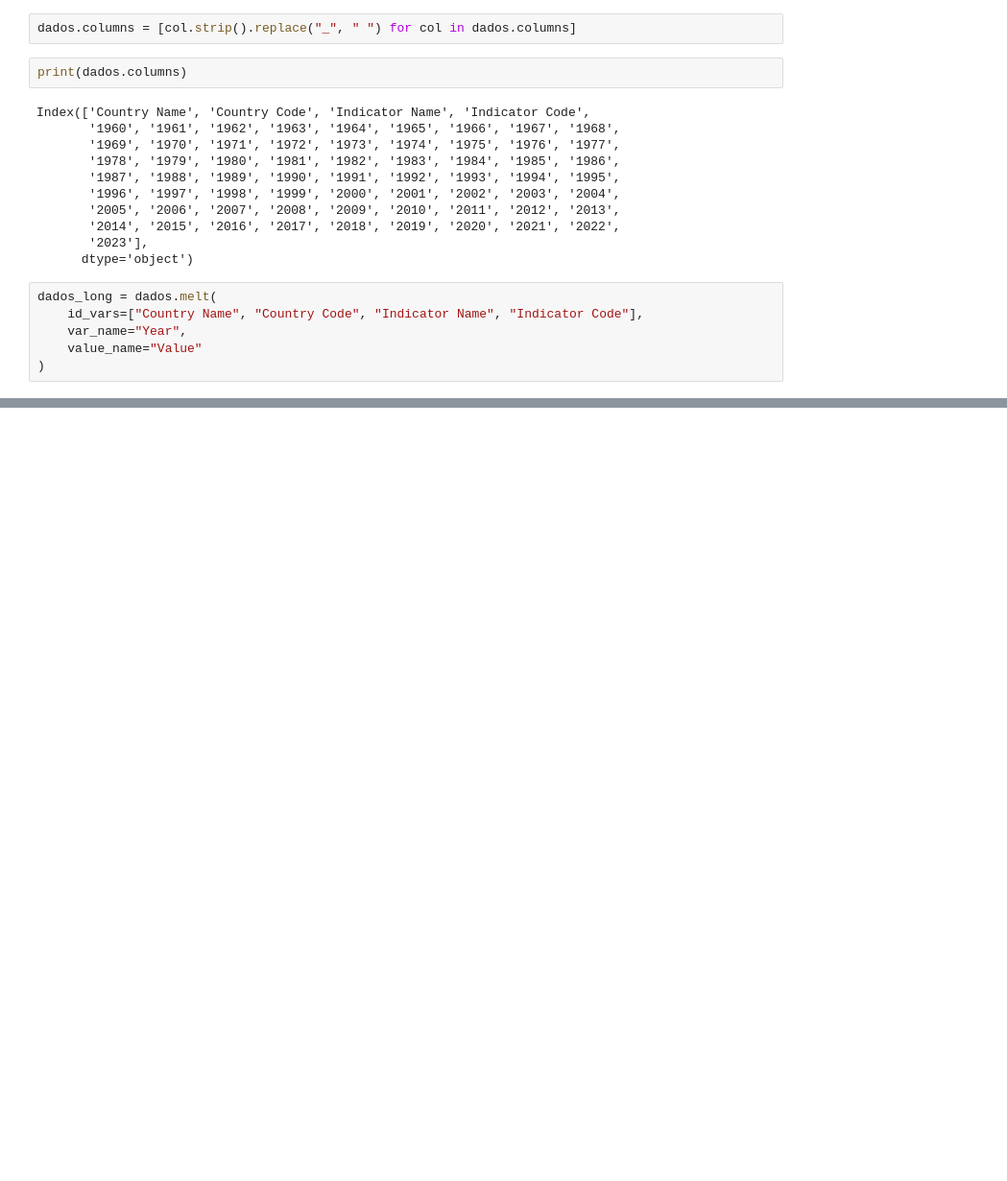
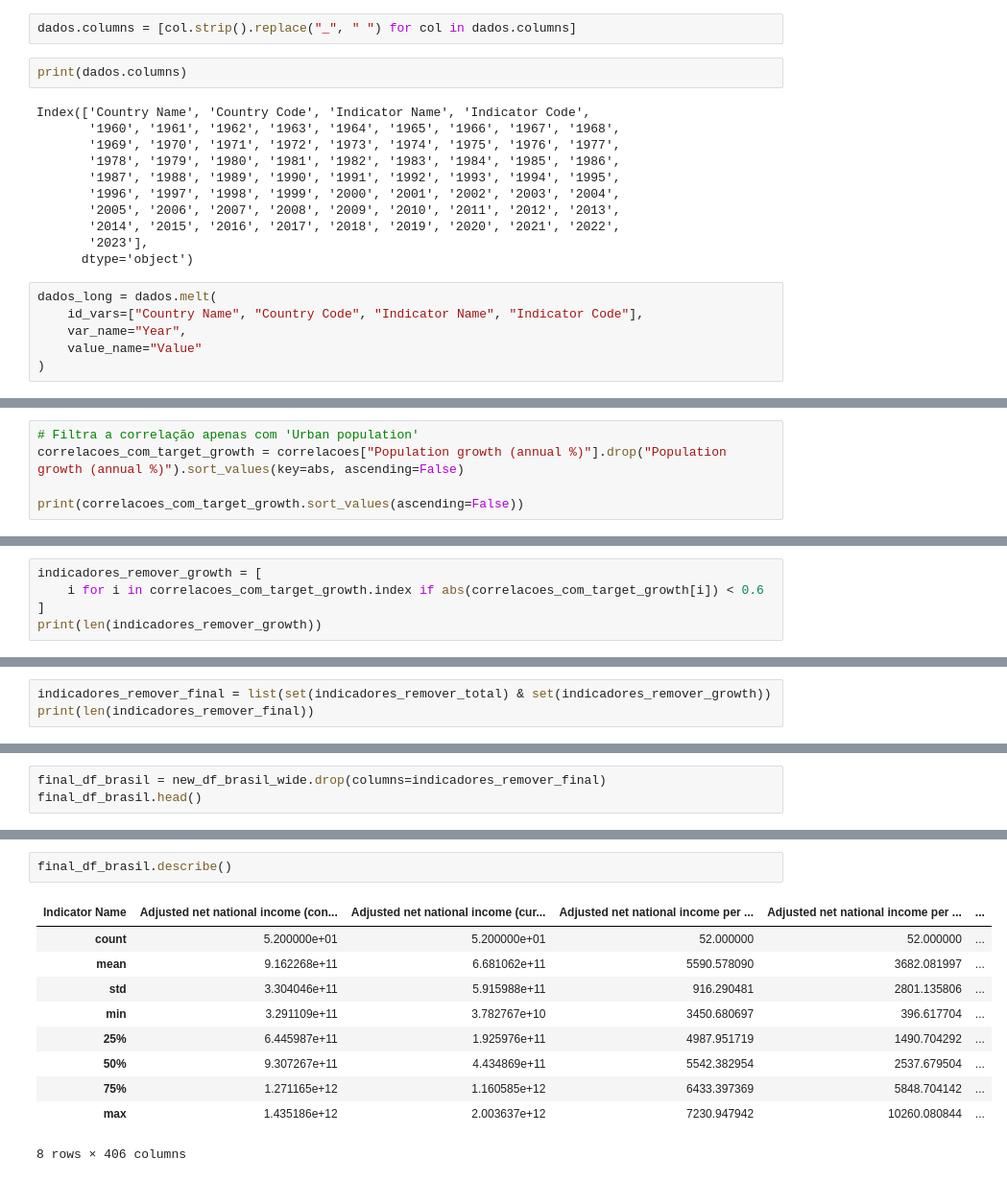
Before and after one commit to PrimeRibs2501/SME0852-SME0829, a Jupyter notebook: trab3.ipynb, the cells around one changed output, grey strips where cells are left out. Shown: that part at 96% size. Cells and saved outputs as stored; diff of their text form; blank space fills up the shorter version.

```diff
--- a/trab3.ipynb
+++ b/trab3.ipynb
@@ -713,0 +305,5 @@ plt.show()
+# %%
+# Filtra a correlação apenas com 'Urban population'
+correlacoes_com_target_growth = correlacoes["Population growth (annual %)"].drop("Population growth (annual %)").sort_values(key=abs, ascending=False)
+
+print(correlacoes_com_target_growth.sort_values(ascending=False))
@@ -713,0 +324,5 @@ plt.show()
+# %%
+indicadores_remover_growth = [
+    i for i in correlacoes_com_target_growth.index if abs(correlacoes_com_target_growth[i]) < 0.6
+]
+print(len(indicadores_remover_growth))
@@ -713,0 +331,3 @@ plt.show()
+# %%
+indicadores_remover_final = list(set(indicadores_remover_total) & set(indicadores_remover_growth))
+print(len(indicadores_remover_final))
@@ -713,0 +336,3 @@ plt.show()
+# %%
+final_df_brasil = new_df_brasil_wide.drop(columns=indicadores_remover_final)
+final_df_brasil.head()
@@ -713,0 +348,13 @@ plt.show()
+# %%
+final_df_brasil.describe()
+# %% [output]
+| Indicator Name | Adjusted net national income (con... | Adjusted net national income (cur... | Adjusted net national income per ... | Adjusted net national income per ... | ... |
+| count | 5.200000e+01 | 5.200000e+01 | 52.000000 | 52.000000 | ... |
+| mean | 9.162268e+11 | 6.681062e+11 | 5590.578090 | 3682.081997 | ... |
+| std | 3.304046e+11 | 5.915988e+11 | 916.290481 | 2801.135806 | ... |
+| min | 3.291109e+11 | 3.782767e+10 | 3450.680697 | 396.617704 | ... |
+| 25% | 6.445987e+11 | 1.925976e+11 | 4987.951719 | 1490.704292 | ... |
+| 50% | 9.307267e+11 | 4.434869e+11 | 5542.382954 | 2537.679504 | ... |
+| 75% | 1.271165e+12 | 1.160585e+12 | 6433.397369 | 5848.704142 | ... |
+| max | 1.435186e+12 | 2.003637e+12 | 7230.947942 | 10260.080844 | ... |
+8 rows × 406 columns
```
Also changed, not shown: parts of 63 cells of this notebook.
